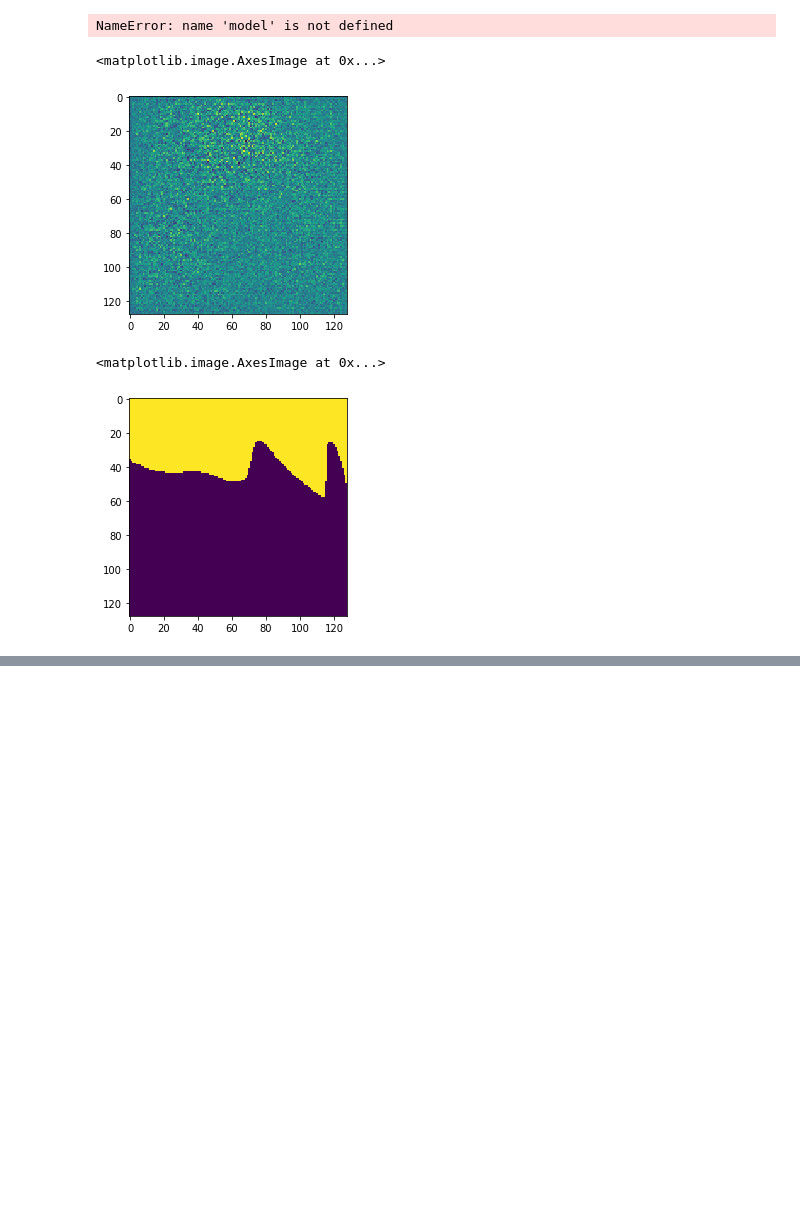
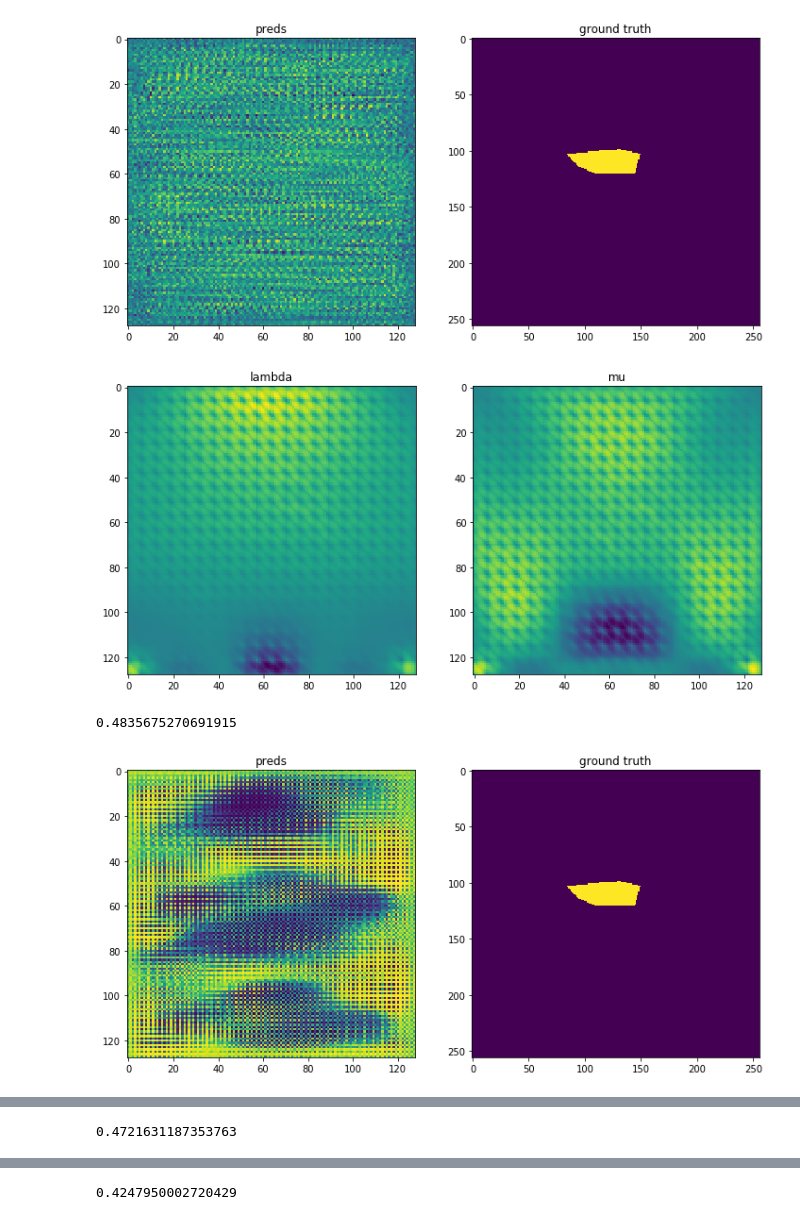
Before and after one commit to HSE-LAMBDA/RheologyReconstruction, a Jupyter notebook: pipeline/demo_local.ipynb, the cells around one changed output, grey strips where cells are left out. Saved outputs shown, nothing was run; the diff lists cells and outputs as text; code cells hidden in the pictures; blank space fills up the shorter version.

Commit message:
Fixed missing update for trainer + added solver with adjoint equation

```diff
--- a/pipeline/demo_local.ipynb
+++ b/pipeline/demo_local.ipynb
@@ -18,12 +18,9 @@ torch.backends.cudnn.deterministic = True
 device = torch.device("cuda") if torch.cuda.is_available() else torch.device("cpu")
 ROOT_DIR = os.path.join(os.getcwd())
 # %%
-dataset_path = os.path.join(
-    ROOT_DIR, 'abberator_v2_2000'
-)
+dataset_path = os.path.join(ROOT_DIR, 'dolfin_adjoint', '2_subdomains')
 
-train_dataset = SeismogramDataset(os.path.join(dataset_path, 'train'))
-val_dataset   = SeismogramDataset(os.path.join(dataset_path, 'val'))
+train_dataset = SeismogramDataset(dataset_path)
 # %%
 from utils import number_of_parameters
 
@@ -35,11 +52,15 @@ Trainable number of parameters: 4490880
 # %%
 from trainer import BaseTrainer
 
+# NB: such format for coordinates is required for dolfin_adjoint to
+# pass grads through indexing. Why? God knows
+
+detector_coords = [(np.array([c, 2000.])) for c in np.linspace(0., 2000., 128)]
+
+# TODO: test with nonempty logger
 t = BaseTrainer(model,
                 device,
                 train_dataset,
                 optimizer_type=torch.optim.Adam,
-                optimizer_params={'lr': 1e-4},
+                optimizer_params={'lr': 1e-3},
                 snapshot_interval=250)
-# %%
-t.train(batch_size=1)
@@ -54,14 +67,8 @@ WARNING: user expression has not supplied value_shape method or an element. Assu
-# %%
-preds = model.forward(train_dataset[1]['seismogram'].unsqueeze(0))
-# %% [output]
-NameError: name 'model' is not defined
-# %%
-plt.imshow(preds[0].detach().numpy()[0])
-# %% [output]
-<matplotlib.image.AxesImage at 0x...>
-[figure, removed]
-# %%
-plt.imshow(train_dataset[1]['mask'])
-# %% [output]
-<matplotlib.image.AxesImage at 0x...>
-[figure, removed]
+# %%
+#TODO: test if everything is allright with batch_size > 1
+t.train(detector_coords, batch_size=1, epochs=100, num_solver_type='dolfin_adjoint')
+# %% [output]
+[figure, added]
+[figure, added]
+0.4835675270691915
+[figure, added]
@@ -67,0 +76 @@ plt.imshow(train_dataset[1]['mask'])
+0.4721631187353763
@@ -67,0 +79 @@ plt.imshow(train_dataset[1]['mask'])
+0.4247950002720429
```
Also changed, not shown: parts of 4 cells of this notebook, 7 other files.
